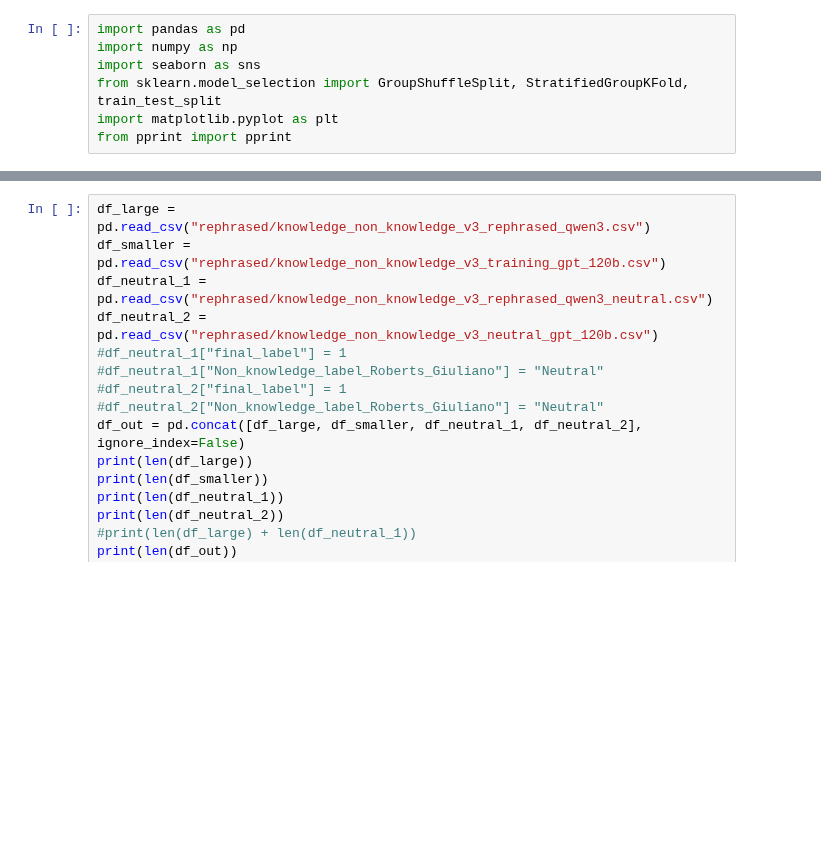
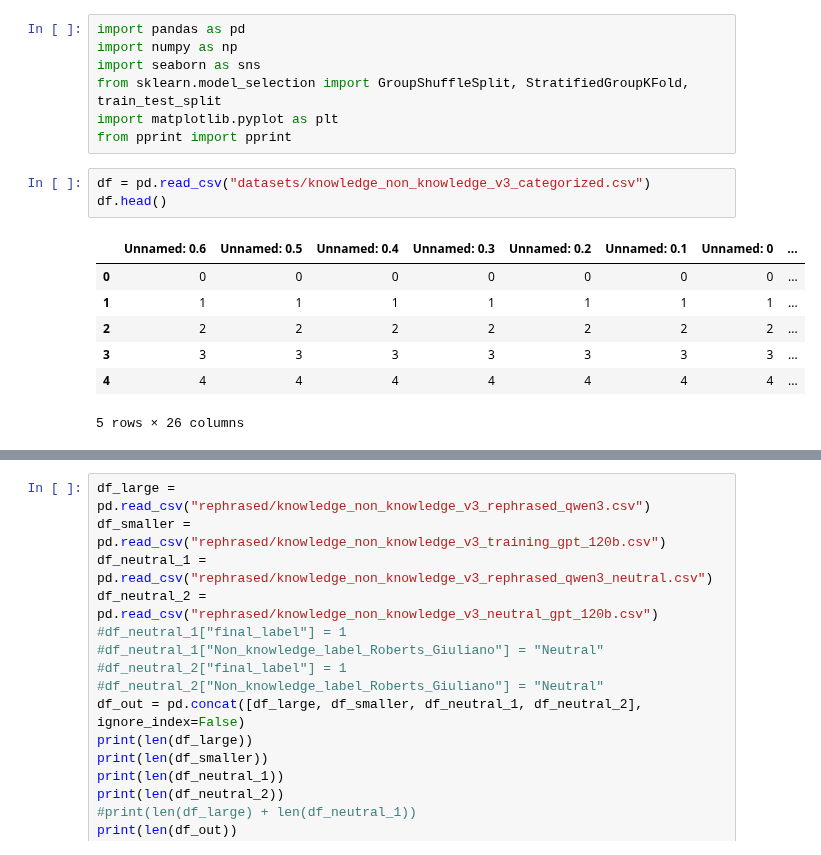
Before and after one commit to h4rz3rk4s3/geometry-of-ignorance, a Jupyter notebook: data_preparation.ipynb, the cells around one changed output, grey strips where cells are left out. Saved outputs shown, nothing was run; the diff lists cells and outputs as text; blank space fills up the shorter version.

```diff
--- a/data_preparation.ipynb
+++ b/data_preparation.ipynb
@@ -5,3 +5,14 @@ import seaborn as sns
 from sklearn.model_selection import GroupShuffleSplit, StratifiedGroupKFold, train_test_split
 import matplotlib.pyplot as plt
 from pprint import pprint
+# %%
+df = pd.read_csv("datasets/knowledge_non_knowledge_v3_categorized.csv")
+df.head()
+# %% [output]
+|  | Unnamed: 0.6 | Unnamed: 0.5 | Unnamed: 0.4 | Unnamed: 0.3 | Unnamed: 0.2 | Unnamed: 0.1 | Unnamed: 0 | ... |
+| 0 | 0 | 0 | 0 | 0 | 0 | 0 | 0 | ... |
+| 1 | 1 | 1 | 1 | 1 | 1 | 1 | 1 | ... |
+| 2 | 2 | 2 | 2 | 2 | 2 | 2 | 2 | ... |
+| 3 | 3 | 3 | 3 | 3 | 3 | 3 | 3 | ... |
+| 4 | 4 | 4 | 4 | 4 | 4 | 4 | 4 | ... |
+5 rows × 26 columns
```
Also changed, not shown: parts of 2 cells of this notebook, 1 other file.
